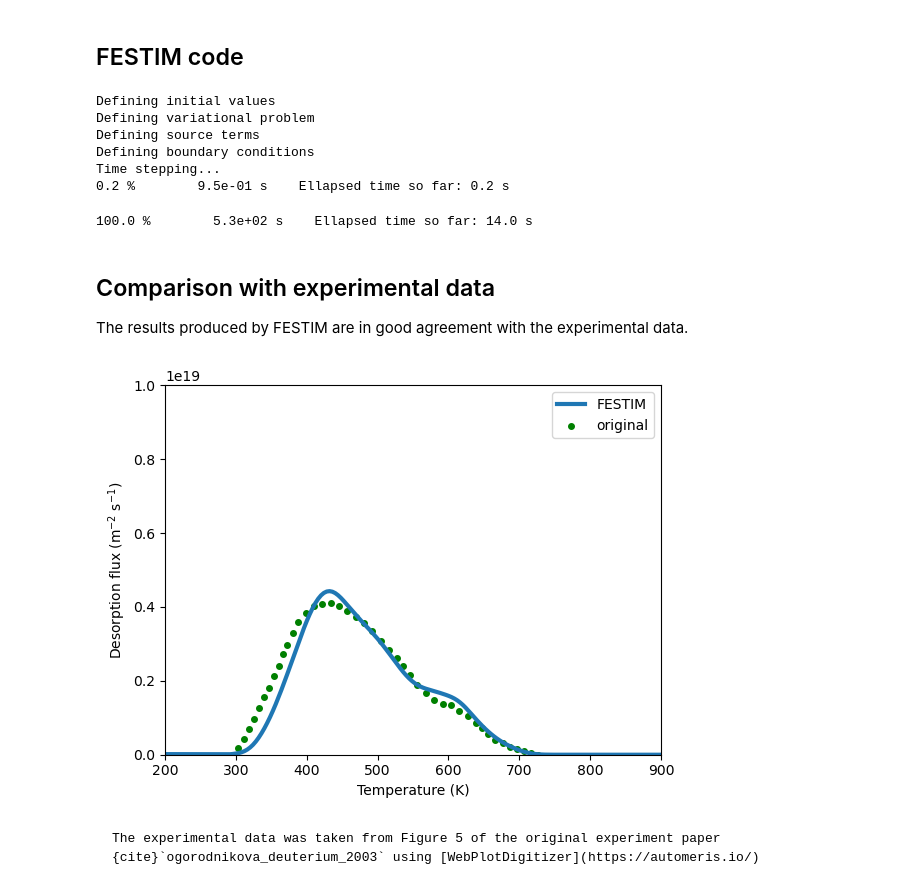
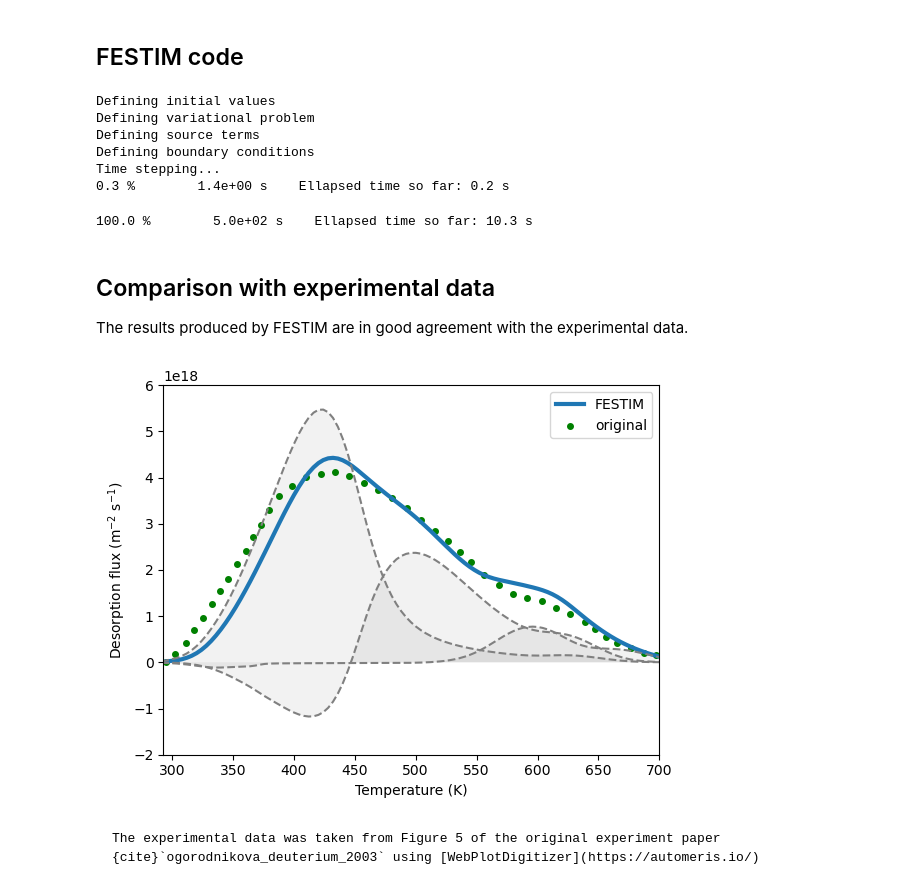
Before and after one commit to festim-dev/V-V-report, a Jupyter notebook: report/thermodesorption-spectra/ogorodnikova-tds.ipynb, the cells around one changed output. Cells and saved outputs as stored; diff of their text form; code cells hidden in the pictures.

Commit message:
graphed individual trap contributions, resized axes limits

````diff
--- a/report/thermodesorption-spectra/ogorodnikova-tds.ipynb
+++ b/report/thermodesorption-spectra/ogorodnikova-tds.ipynb
@@ -107,7 +107,8 @@ flux_model.T = F.Temperature(
         (implantation_temp, F.t < start_tds),
         (implantation_temp + temperature_ramp*(F.t-start_tds), True))
 )
-min_temp, max_temp = 200, 900
+
+min_temp, max_temp = implantation_temp, 700
 
 flux_model.dt = F.Stepsize(
     initial_value=0.5,
@@ -146,8 +147,8 @@ Defining variational problem
 Defining source terms
 Defining boundary conditions
 Time stepping...
-0.2 %        9.5e-01 s    Ellapsed time so far: 0.2 s
+0.3 %        1.4e+00 s    Ellapsed time so far: 0.2 s
-100.0 %        5.3e+02 s    Ellapsed time so far: 14.0 s
+100.0 %        5.0e+02 s    Ellapsed time so far: 10.3 s
 # %% [markdown]
 ## Comparison with experimental data
 
@@ -157,35 +158,44 @@ t = derived_quantities.t
 flux_left = derived_quantities.filter(fields="solute", surfaces=1).data
 flux_right = derived_quantities.filter(fields="solute", surfaces=2).data
 flux_total = -np.array(flux_left) - np.array(flux_right)
 
 trap_1 = derived_quantities.filter(fields="1").data
 trap_2 = derived_quantities.filter(fields="2").data
 trap_3 = derived_quantities.filter(fields="3").data
 
 contribution_trap_1 = -np.diff(trap_1)/np.diff(t)
 contribution_trap_2 = -np.diff(trap_2)/np.diff(t)
 contribution_trap_3 = -np.diff(trap_3)/np.diff(t)
 
 temp = [implantation_temp + 8*(t - start_tds) for t in t]
 
 #plotting simulation data
 plt.plot(temp, flux_total, linewidth=3, label = "FESTIM")
 
+#plotting trap contributions
+plt.plot(temp[1:], contribution_trap_1, linestyle="--", color="grey")
+plt.fill_between(temp[1:], 0, contribution_trap_1, facecolor='grey', alpha=0.1)
+plt.plot(temp[1:], contribution_trap_2, linestyle="--", color="grey")
+plt.fill_between(temp[1:], 0, contribution_trap_2, facecolor='grey', alpha=0.1)
+plt.plot(temp[1:], contribution_trap_3, linestyle="--", color="grey")
+plt.fill_between(temp[1:], 0, contribution_trap_3, facecolor='grey', alpha=0.1)
+
+
 #plotting original data
 experimental_tds = np.genfromtxt("ogorodnikova-original.csv", delimiter=",")
 experimental_temp = experimental_tds[:, 0]
 experimental_flux = experimental_tds[:, 1]
 plt.scatter(experimental_temp, experimental_flux, color="green", label="original", s = 16)
 
 plt.legend()
 plt.xlim(min_temp, max_temp)
-plt.ylim(bottom=0, top=1e19)
+plt.ylim(bottom=-1.25e18, top=0.6*1e19)
 plt.ylabel(r"Desorption flux (m$^{-2}$ s$^{-1}$)")
 plt.xlabel(r"Temperature (K)")
 
 plt.show()
 # %% [output]
-[figure, old version]
+[figure, new version]
 # %% [markdown]
 ```{note}
 The experimental data was taken from Figure 5 of the original experiment paper {cite}`ogorodnikova_deuterium_2003` using [WebPlotDigitizer](https://automeris.io/)
````
